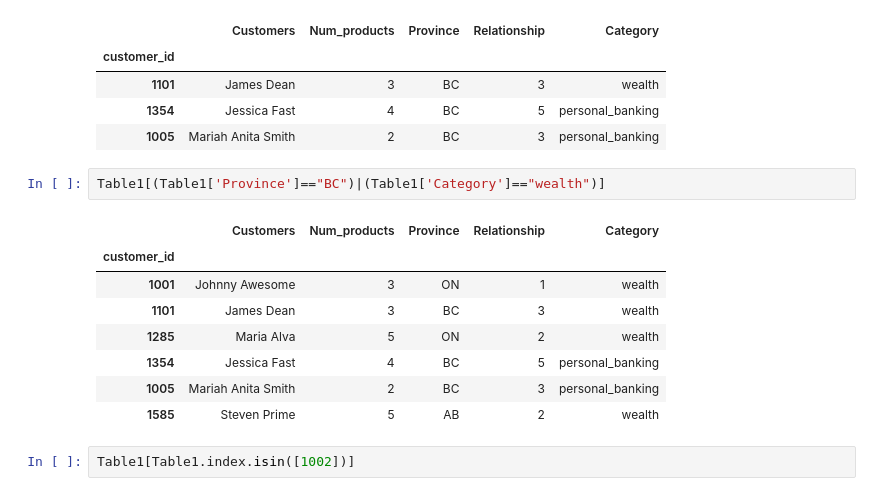
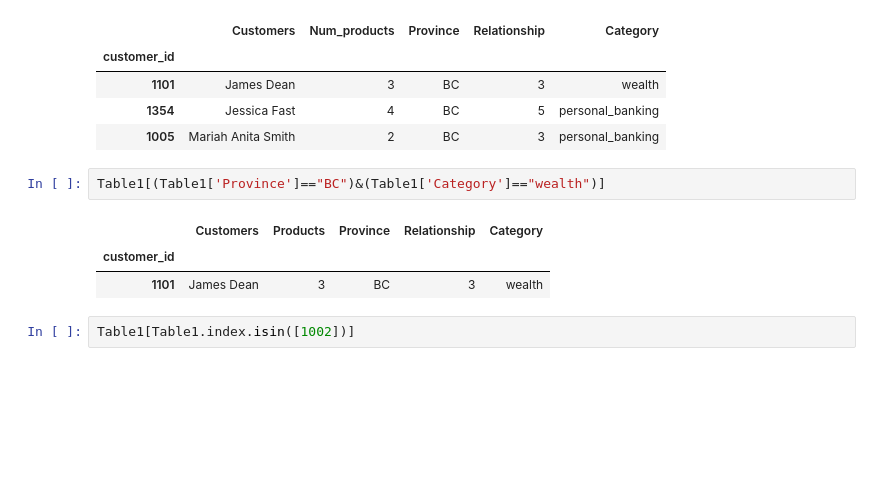
Before and after one commit to arshiaarora10/DatascienceAA, a Jupyter notebook: Class1/17May Practice.ipynb, the cells around one changed output. Saved outputs shown, nothing was run; the diff lists cells and outputs as text; blank space fills up the shorter version.

```diff
--- a/Class1/17May Practice.ipynb
+++ b/Class1/17May Practice.ipynb
@@ -276,16 +276,11 @@ Table1[Table1['Province']=="BC"]
 | 1354 | Jessica Fast | 4 | BC | 5 | personal_banking |
 | 1005 | Mariah Anita Smith | 2 | BC | 3 | personal_banking |
 # %%
-Table1[(Table1['Province']=="BC")|(Table1['Category']=="wealth")]
+Table1[(Table1['Province']=="BC")&(Table1['Category']=="wealth")]
 # %% [output]
-|  | Customers | Num_products | Province | Relationship | Category |
+|  | Customers | Products | Province | Relationship | Category |
 | customer_id |  |  |  |  |  |
-| 1001 | Johnny Awesome | 3 | ON | 1 | wealth |
 | 1101 | James Dean | 3 | BC | 3 | wealth |
-| 1285 | Maria Alva | 5 | ON | 2 | wealth |
-| 1354 | Jessica Fast | 4 | BC | 5 | personal_banking |
-| 1005 | Mariah Anita Smith | 2 | BC | 3 | personal_banking |
-| 1585 | Steven Prime | 5 | AB | 2 | wealth |
 # %%
 Table1[Table1.index.isin([1002])]
 # %% [output]
```
Also changed, not shown: parts of 15 cells of this notebook, 2 other files.
